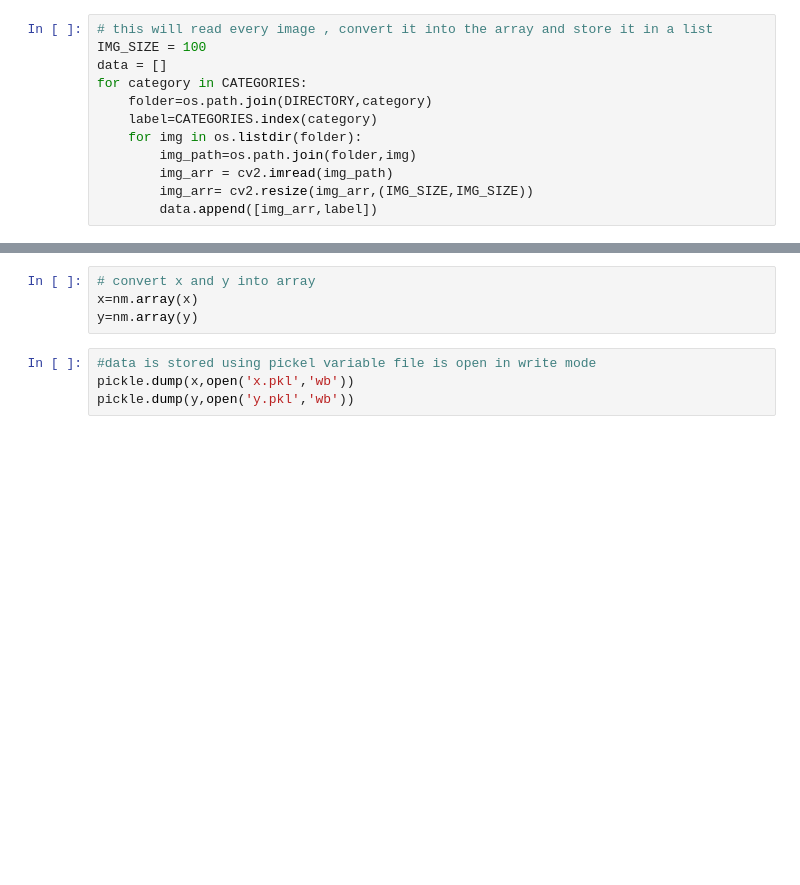
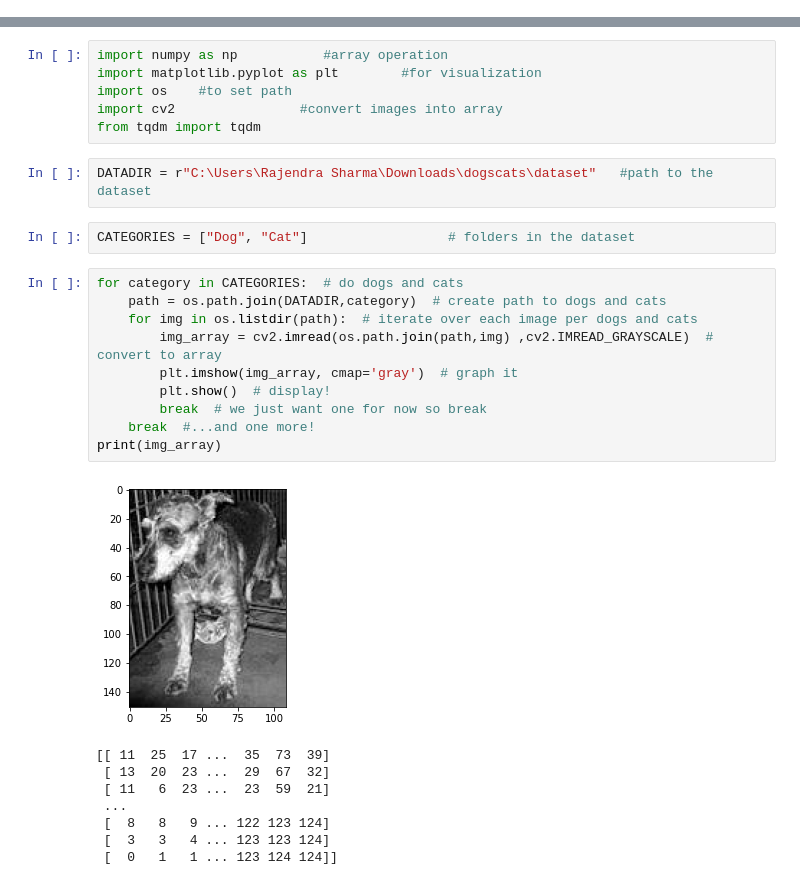
Before and after one commit to RuchiSharma2001/Dogs-Cats-Classification-using-CNN, a Jupyter notebook: dog-cat-classification.ipynb, the cells around one changed output, grey strips where cells are left out. Drawn from its saved outputs; the diff is of its cells as text; blank space fills up the shorter version.

```diff
--- a/dog-cat-classification.ipynb
+++ b/dog-cat-classification.ipynb
@@ -11,12 +0,0 @@ CATEGORIES=['cat','dog']     #name the categories i.e inside folder name
-# %%
-# this will read every image , convert it into the array and store it in a list
-IMG_SIZE = 100
-data = []
-for category in CATEGORIES:
-    folder=os.path.join(DIRECTORY,category)
-    label=CATEGORIES.index(category)
-    for img in os.listdir(folder):
-        img_path=os.path.join(folder,img)
-        img_arr = cv2.imread(img_path)
-        img_arr= cv2.resize(img_arr,(IMG_SIZE,IMG_SIZE))
-        data.append([img_arr,label])
@@ -33,8 +1,29 @@ for features,labels in data:
-# %%
-# convert x and y into array
-x=nm.array(x)
-y=nm.array(y)
-# %%
-#data is stored using pickel variable file is open in write mode
-pickle.dump(x,open('x.pkl','wb'))
-pickle.dump(y,open('y.pkl','wb'))
+# %%
+import numpy as np           #array operation
+import matplotlib.pyplot as plt        #for visualization
+import os    #to set path
+import cv2                #convert images into array
+from tqdm import tqdm
+# %%
+DATADIR = r"C:\Users\Rajendra Sharma\Downloads\dogscats\dataset"   #path to the dataset
+# %%
+CATEGORIES = ["Dog", "Cat"]                  # folders in the dataset
+# %%
+for category in CATEGORIES:  # do dogs and cats
+    path = os.path.join(DATADIR,category)  # create path to dogs and cats
+    for img in os.listdir(path):  # iterate over each image per dogs and cats
+        img_array = cv2.imread(os.path.join(path,img) ,cv2.IMREAD_GRAYSCALE)  # convert to array
+        plt.imshow(img_array, cmap='gray')  # graph it
+        plt.show()  # display!
+        break  # we just want one for now so break
+    break  #...and one more!
+print(img_array)
+# %% [output]
+[figure, added]
+[[ 11  25  17 ...  35  73  39]
+ [ 13  20  23 ...  29  67  32]
+ [ 11   6  23 ...  23  59  21]
+ ...
+ [  8   8   9 ... 122 123 124]
+ [  3   3   4 ... 123 123 124]
+ [  0   1   1 ... 123 124 124]]
```
Also changed, not shown: parts of 24 cells of this notebook.
